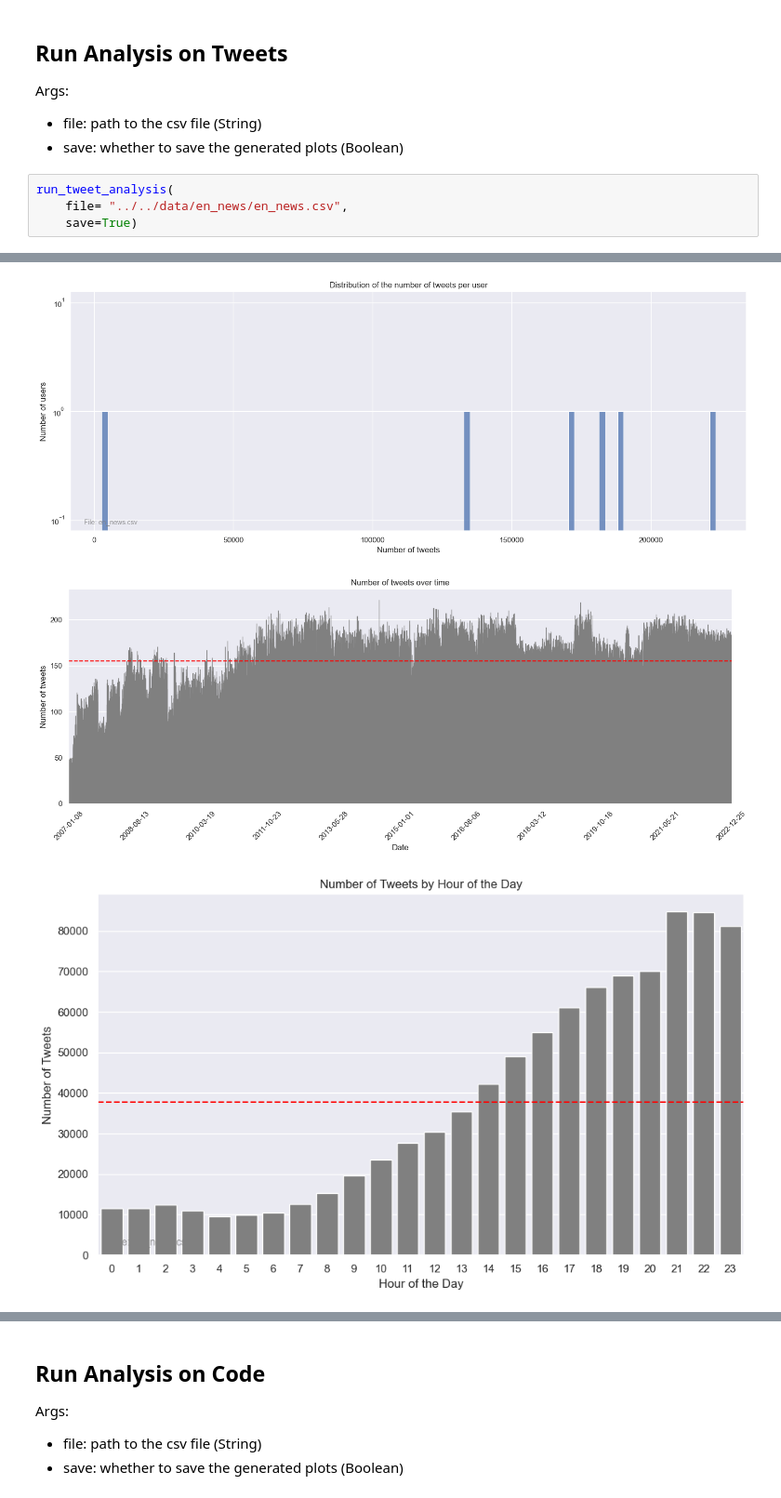
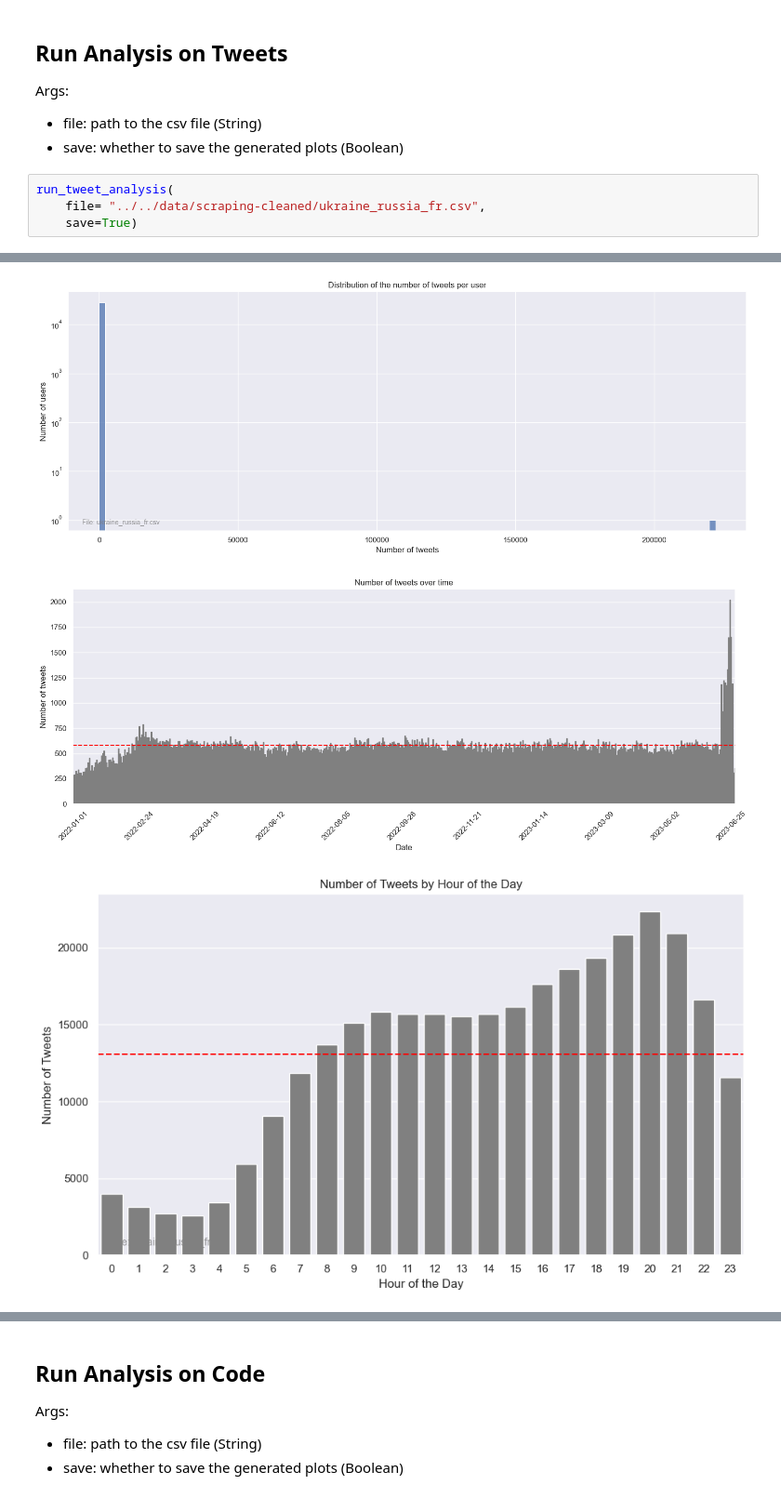
Before and after one commit to sferez/Noisy_Entropy_in_Languages, a Jupyter notebook: src/analysis/data-analysis.ipynb, the cells around one changed output, grey strips where cells are left out. Shown at 93% size. Saved outputs shown, nothing was run; the diff lists cells and outputs as text.

```diff
--- a/src/analysis/data-analysis.ipynb
+++ b/src/analysis/data-analysis.ipynb
@@ -14,6 +14,6 @@ Args:
 - save: whether to save the generated plots (Boolean)
 # %%
 run_tweet_analysis(
-    file= "../../data/en_news/en_news.csv",
+    file= "../../data/scraping-cleaned/ukraine_russia_fr.csv",
     save=True)
 # %% [output]
@@ -29,3 +29,3 @@ Number of users with more than 100 tweets: 6
-[figure, old version]
+[figure, new version]
-[figure, old version]
+[figure, new version]
-[figure, old version]
+[figure, new version]
```
Also changed, not shown: parts of 1 cell of this notebook, 2 other files.
